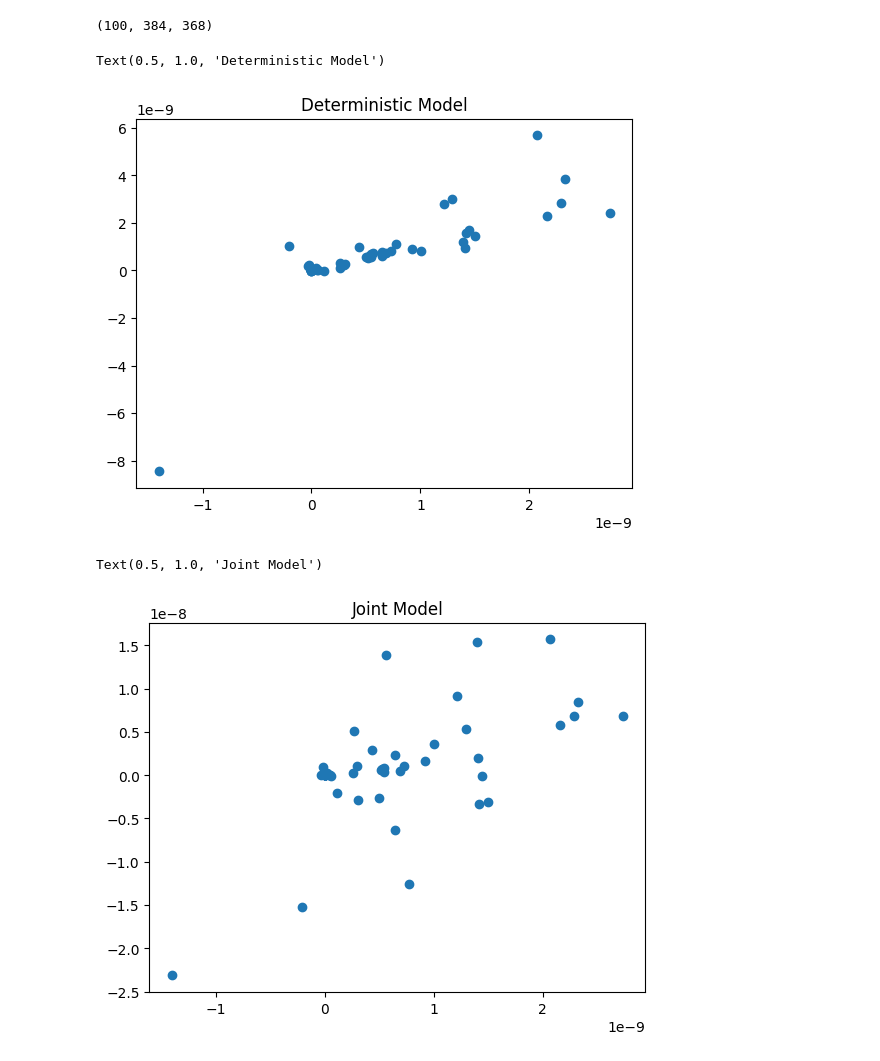
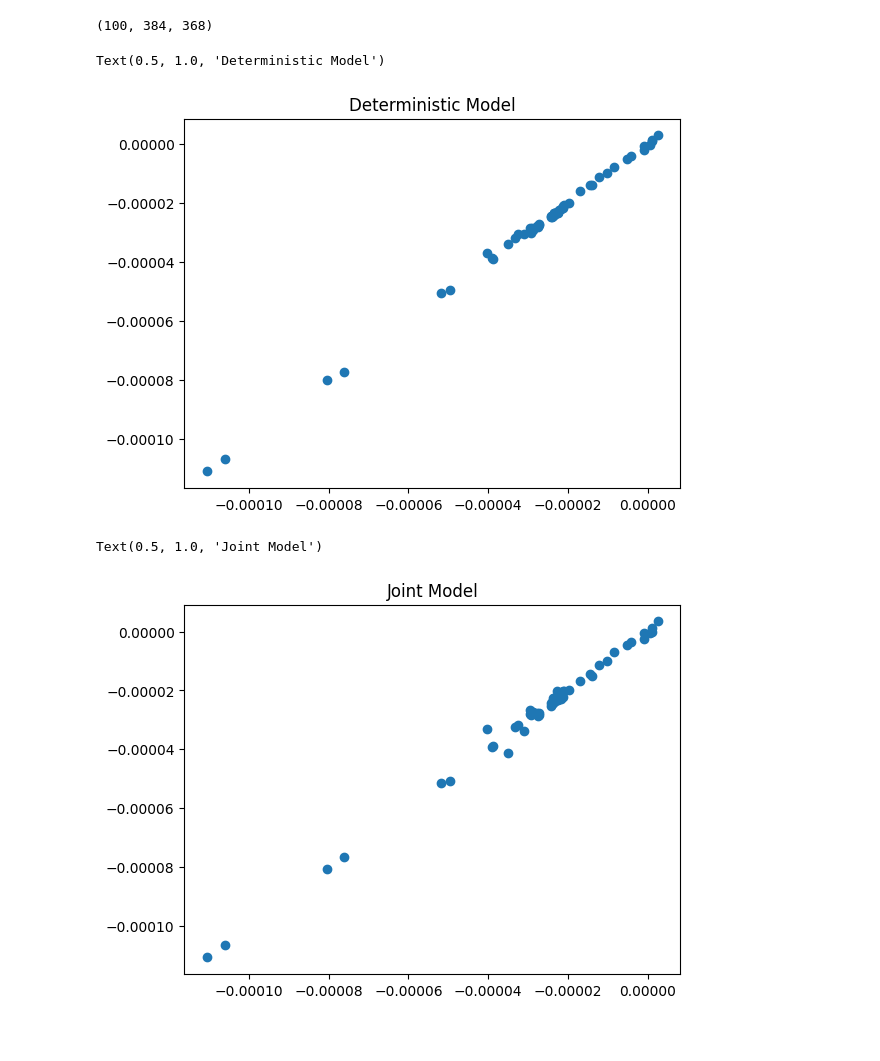
Before and after one commit to katherinefrields/climsim-kaggle-edition, a Jupyter notebook: evaluation/offline/joint_inference.ipynb, the cells around one changed output. Saved outputs shown, nothing was run; the diff lists cells and outputs as text; code cells hidden in the pictures.

Commit message:
adding residual distribution plots

```diff
--- a/evaluation/offline/joint_inference.ipynb
+++ b/evaluation/offline/joint_inference.ipynb
@@ -275,8 +273,8 @@ def inference_joint_model(data, deterministic_model_path, res_model_path, actual
 
 
             print(f'latents shape is {latents.shape}')
-            res = edm_sampler(diff_model, latents, condition_input = condition_cat, device = device) #maybe have to remove the last 4 meaningless levels??
-
+            res = edm_sampler(diff_model, latents, condition_input = condition_cat, device = device, sigma_min=0.001, sigma_max=.30) #maybe have to remove the last 4 meaningless levels??
+            #res = edm_sampler(diff_model, latents, condition_input = condition_cat, device = device, sigma_min=0.002, sigma_max=5)
             #print(f'D_x shape is {D_x.shape}')
 
             y_profile = res[:,:data.target_profile_num,4:]
@@ -652,21 +649,21 @@ standard_unet_preds.shape
 # %% [output]
 (100, 384, 368)
 # %%
-target = reshaped_target[:1, :1, 60:120]
-preds = det_preds[:1, :1 , 60:120]
+target = reshaped_target[:1, :1, 0:60]
+preds = det_preds[:1, :1 , 0:60]
 
 new_shape = (np.prod(target.shape[:-1]), target.shape[-1])
 target_flattened = target.reshape(new_shape)
 preds_flattened = preds.reshape(new_shape)
 
 plt.scatter(target_flattened, preds_flattened)
 plt.title('Deterministic Model')
 # %% [output]
 Text(0.5, 1.0, 'Deterministic Model')
-[figure, old version]
+[figure, new version]
 # %%
-target = actual_target[:1, :1,60:120]
-preds = joint_preds[:1, :1 , 60:120]
+target = actual_target[:1, :1,0:60]
+preds = joint_preds[:1, :1 , 0:60]
 
 new_shape = (np.prod(target.shape[:-1]), target.shape[-1])
 target_flattened = target.reshape(new_shape)
@@ -676,4 +673,4 @@ plt.scatter(target_flattened, preds_flattened)
 plt.title('Joint Model')
 # %% [output]
 Text(0.5, 1.0, 'Joint Model')
-[figure, old version]
+[figure, new version]
```
Also changed, not shown: parts of 12 cells of this notebook.
